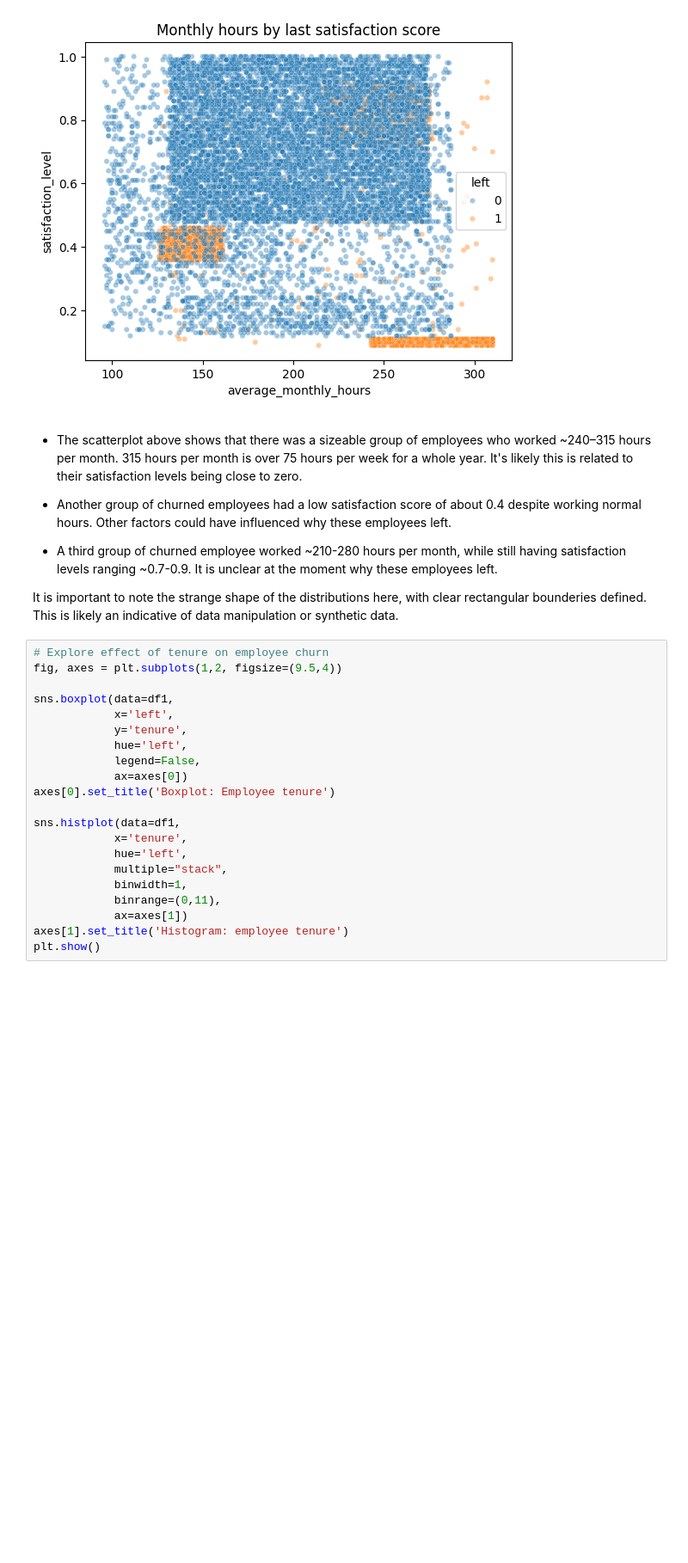
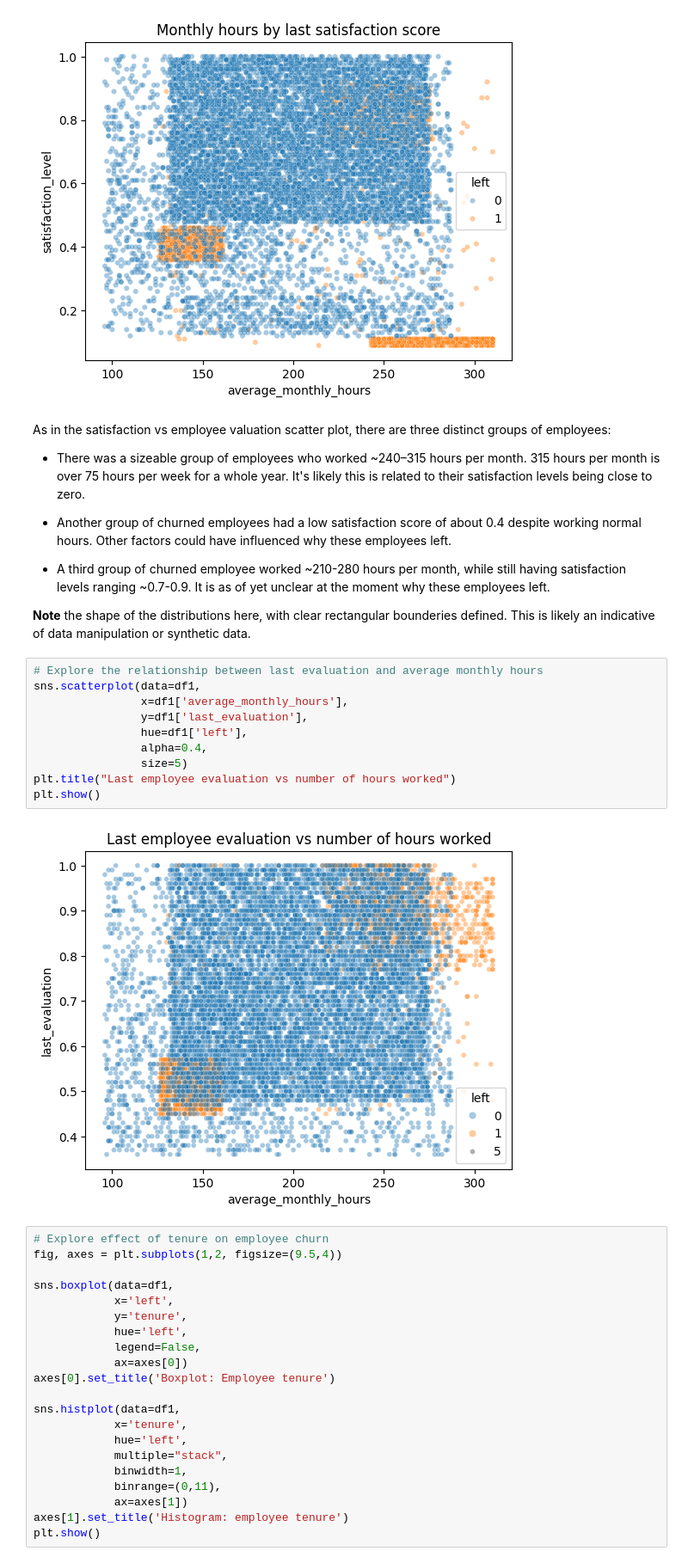
Before and after one commit to dianario/google_capstone_salifort_motors_analytics, a Jupyter notebook: course_7_salifort_motors_project_lab.ipynb, the cells around one changed output. Shown at 86% size. Cells and saved outputs as stored; diff of their text form; blank space fills up the shorter version.

```diff
--- a/course_7_salifort_motors_project_lab.ipynb
+++ b/course_7_salifort_motors_project_lab.ipynb
@@ -438,13 +461,27 @@ plt.title('Monthly hours by last satisfaction score');
 # %% [output]
 [figure]
 # %% [markdown]
-* The scatterplot above shows that there was a sizeable group of employees who worked ~240–315 hours per month. 315 hours per month is over 75 hours per week for a whole year. It's likely this is related to their satisfaction levels being close to zero.
+As in the satisfaction vs employee valuation scatter plot, there are three distinct groups of employees:
+
+* There was a sizeable group of employees who worked ~240–315 hours per month. 315 hours per month is over 75 hours per week for a whole year. It's likely this is related to their satisfaction levels being close to zero.
 
 * Another group of churned employees had a low satisfaction score of about 0.4 despite working normal hours. Other factors could have influenced  why these employees left.
 
-* A third group of churned employee worked ~210-280 hours per month, while still having satisfaction levels ranging ~0.7-0.9. It is unclear at the moment why these employees left.
+* A third group of churned employee worked ~210-280 hours per month, while still having satisfaction levels ranging ~0.7-0.9. It is as of yet unclear at the moment why these employees left.
 
-It is important to note the strange shape of the distributions here, with clear rectangular bounderies defined. This is likely an indicative of data manipulation or synthetic data.
+**Note** the shape of the distributions here, with clear rectangular bounderies defined. This is likely an indicative of data manipulation or synthetic data.
+# %%
+# Explore the relationship between last evaluation and average monthly hours
+sns.scatterplot(data=df1,
+                x=df1['average_monthly_hours'],
+                y=df1['last_evaluation'],
+                hue=df1['left'],
+                alpha=0.4,
+                size=5)
+plt.title("Last employee evaluation vs number of hours worked")
+plt.show()
+# %% [output]
+[figure, added]
 # %%
 # Explore effect of tenure on employee churn
 fig, axes = plt.subplots(1,2, figsize=(9.5,4))
```
Also changed, not shown: parts of 27 cells of this notebook.
